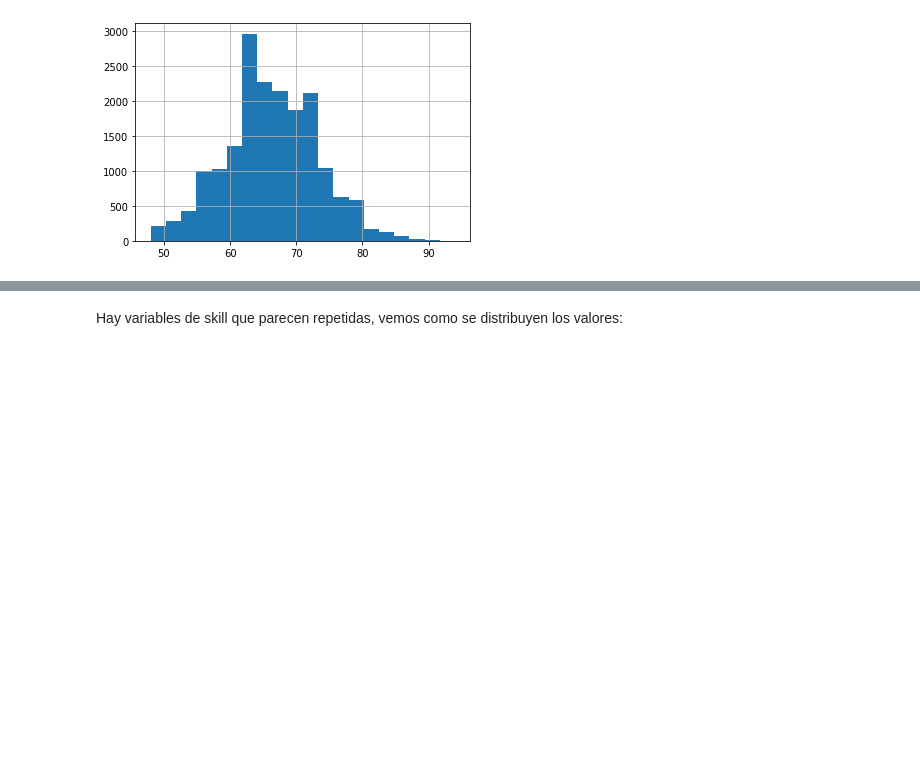
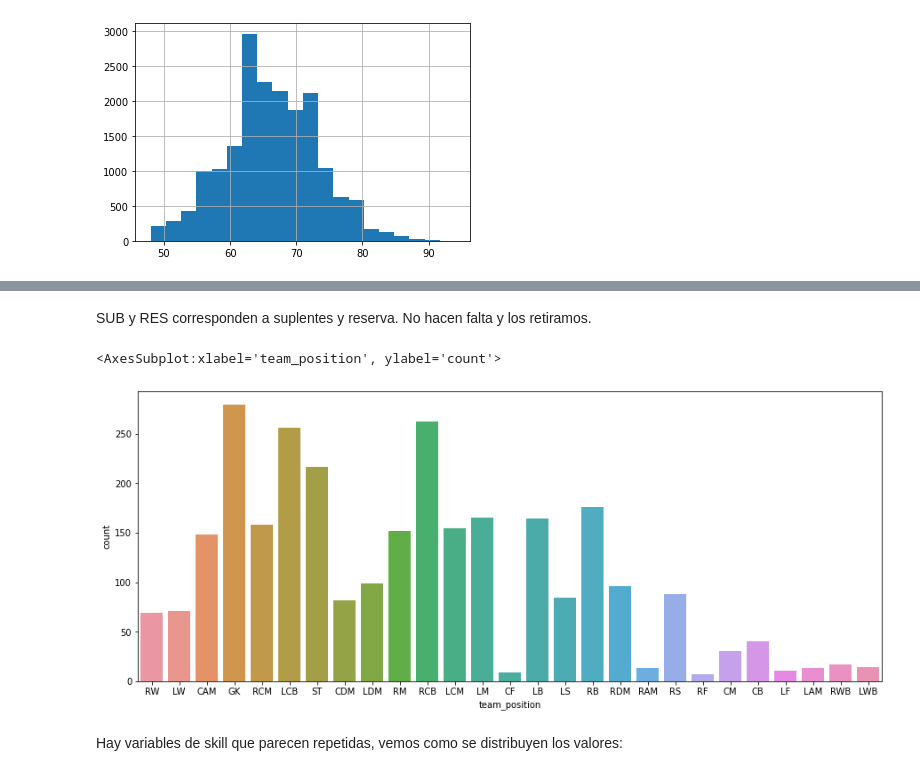
Before and after one commit to aruderman/labApNoSup, a Jupyter notebook: practico.ipynb, the cells around one changed output, grey strips where cells are left out. Cells and saved outputs as stored; diff of their text form; code cells hidden in the pictures; blank space fills up the shorter version.

```diff
--- a/practico.ipynb
+++ b/practico.ipynb
@@ -98 +88,11 @@ gk_only = ['gk_diving', 'gk_handling', 'gk_kicking', 'gk_reflexes', 'gk_speed',
+# %% [markdown]
+SUB y RES corresponden a suplentes y reserva. No hacen falta y los retiramos.
+# %%
+drop_list = ['SUB', 'RES']
+df_n = df_n[~df_n['team_position'].isin(drop_list)]
+plt.figure(figsize=(15,6))
+sns.countplot(df_n.team_position)
+# %% [output]
+<AxesSubplot:xlabel='team_position', ylabel='count'>
+[figure, added]
 # %%
```
Also changed, not shown: parts of 12 cells of this notebook.
